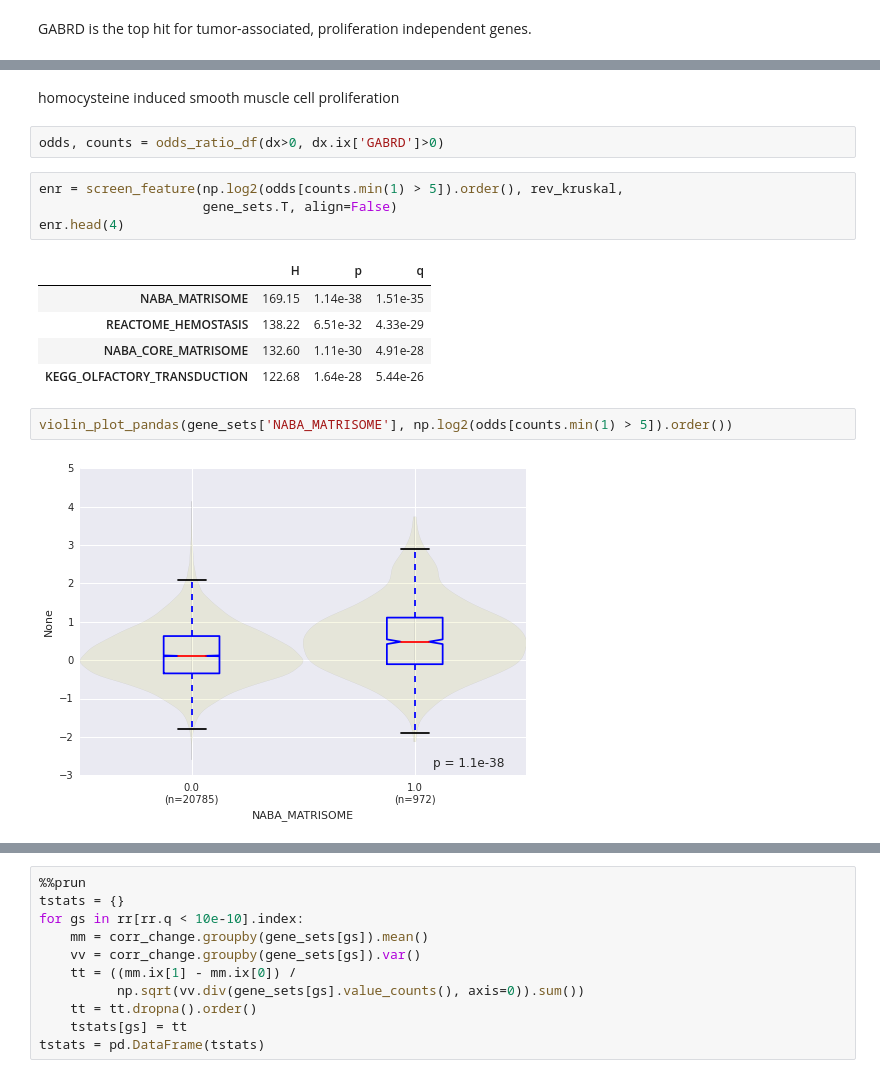
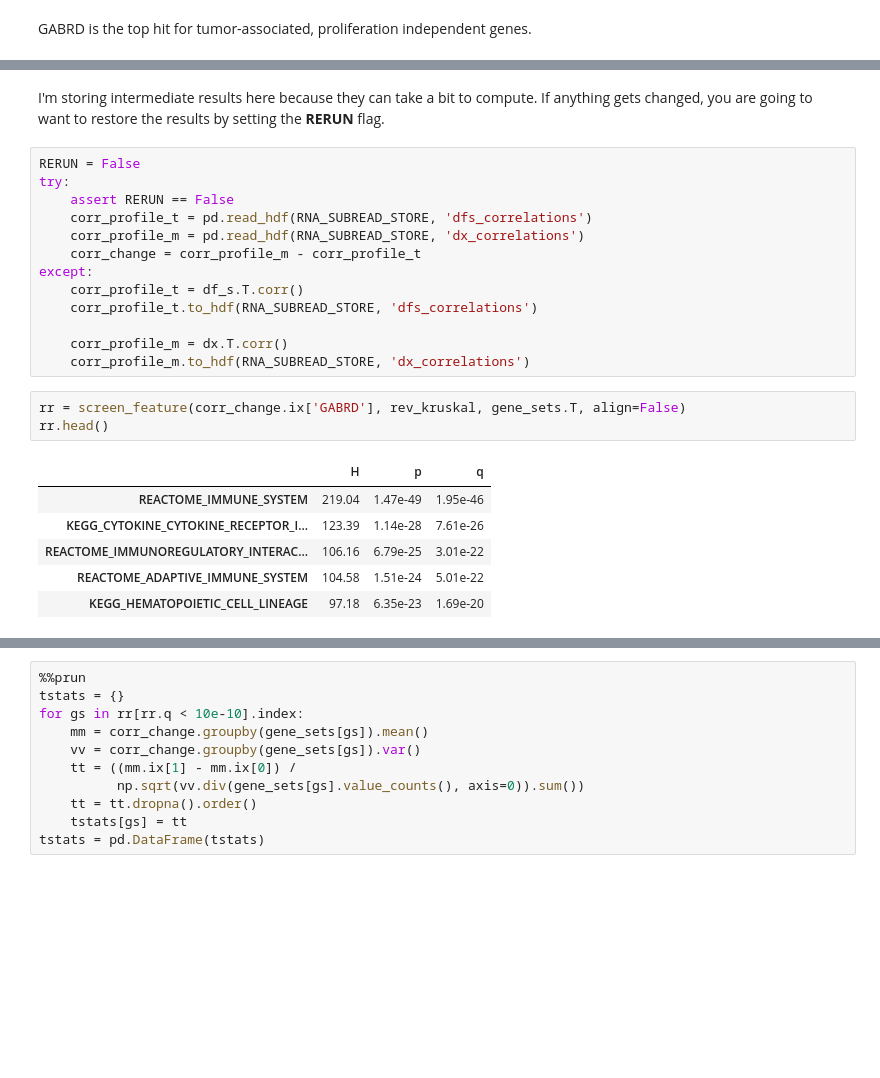
Before and after one commit to theandygross/TCGA_differential_expression, a Jupyter notebook: Notebooks/GABA_Receptors.ipynb, the cells around one changed output, grey strips where cells are left out. Saved outputs shown, nothing was run; the diff lists cells and outputs as text; blank space fills up the shorter version.

```diff
--- a/Notebooks/GABA_Receptors.ipynb
+++ b/Notebooks/GABA_Receptors.ipynb
@@ -201,18 +93,25 @@ violin_plot_pandas(gene_sets['NABA_CORE_MATRISOME'], rr.replace(1, np.nan))
-# %% [markdown]
-homocysteine induced smooth muscle cell proliferation
-# %%
-odds, counts = odds_ratio_df(dx>0, dx.ix['GABRD']>0)
+# %% [markdown]
+I'm storing intermediate results here because they can take a bit to compute. If anything gets changed, you are going to want to restore the results by setting the __RERUN__ flag.
+# %%
+RERUN = False
+try:
+    assert RERUN == False
+    corr_profile_t = pd.read_hdf(RNA_SUBREAD_STORE, 'dfs_correlations')
+    corr_profile_m = pd.read_hdf(RNA_SUBREAD_STORE, 'dx_correlations')
+    corr_change = corr_profile_m - corr_profile_t
+except:
+    corr_profile_t = df_s.T.corr()
+    corr_profile_t.to_hdf(RNA_SUBREAD_STORE, 'dfs_correlations')
+
+    corr_profile_m = dx.T.corr()
+    corr_profile_m.to_hdf(RNA_SUBREAD_STORE, 'dx_correlations')
 # %%
-enr = screen_feature(np.log2(odds[counts.min(1) > 5]).order(), rev_kruskal,
-                     gene_sets.T, align=False)
-enr.head(4)
+rr = screen_feature(corr_change.ix['GABRD'], rev_kruskal, gene_sets.T, align=False)
+rr.head()
 # %% [output]
 |  | H | p | q |
-| NABA_MATRISOME | 169.15 | 1.14e-38 | 1.51e-35 |
-| REACTOME_HEMOSTASIS | 138.22 | 6.51e-32 | 4.33e-29 |
-| NABA_CORE_MATRISOME | 132.60 | 1.11e-30 | 4.91e-28 |
-| KEGG_OLFACTORY_TRANSDUCTION | 122.68 | 1.64e-28 | 5.44e-26 |
+| REACTOME_IMMUNE_SYSTEM | 219.04 | 1.47e-49 | 1.95e-46 |
+| KEGG_CYTOKINE_CYTOKINE_RECEPTOR_I... | 123.39 | 1.14e-28 | 7.61e-26 |
+| REACTOME_IMMUNOREGULATORY_INTERAC... | 106.16 | 6.79e-25 | 3.01e-22 |
+| REACTOME_ADAPTIVE_IMMUNE_SYSTEM | 104.58 | 1.51e-24 | 5.01e-22 |
+| KEGG_HEMATOPOIETIC_CELL_LINEAGE | 97.18 | 6.35e-23 | 1.69e-20 |
-# %%
-violin_plot_pandas(gene_sets['NABA_MATRISOME'], np.log2(odds[counts.min(1) > 5]).order())
-# %% [output]
-[figure, removed]
```
Also changed, not shown: parts of 53 cells of this notebook, 17 other files.
